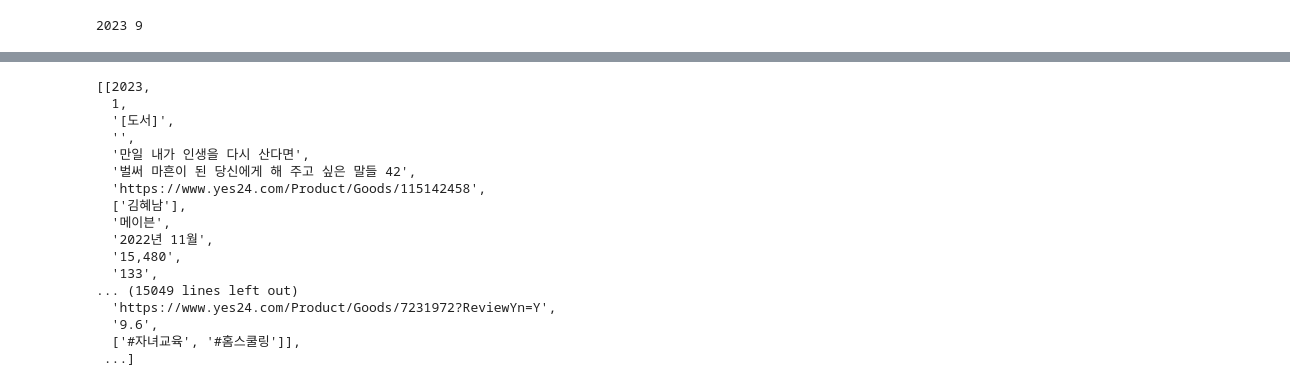
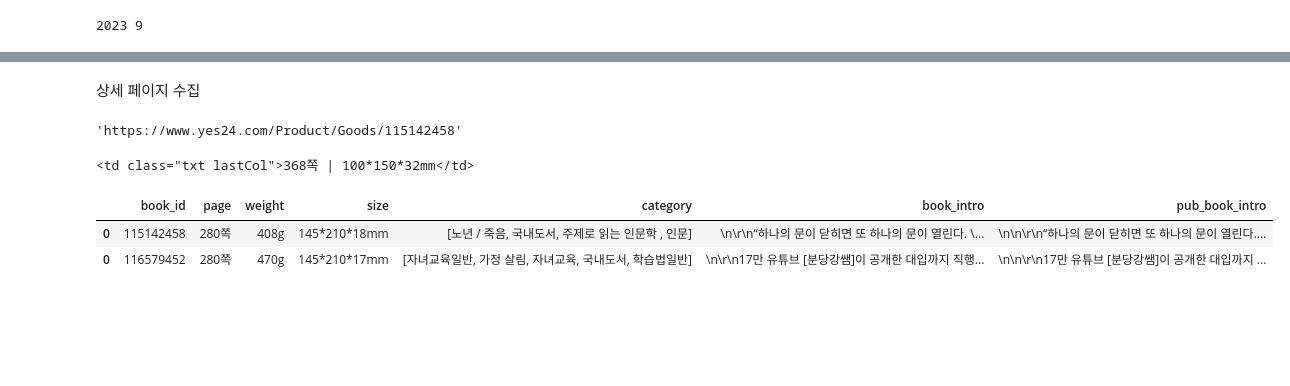
Before and after one commit to haram4th/himedia, a Jupyter notebook: yes24월간베스트수집2.ipynb, the cells around one changed output, grey strips where cells are left out. Drawn from its saved outputs; the diff is of its cells as text; code cells hidden in the pictures; blank space fills up the shorter version.

```diff
--- a/yes24월간베스트수집2.ipynb
+++ b/yes24월간베스트수집2.ipynb
@@ -65,23 +113,62 @@ len(result)
+# %%
+urls = data['detail_link']
 # %%
 # 데이터 베이스에 저장하기
 # 파일로 바로 저장하기
-# %%
-result
-# %% [output]
-[[2023,
-  1,
-  '[도서]',
-  '',
-  '만일 내가 인생을 다시 산다면',
-  '벌써 마흔이 된 당신에게 해 주고 싶은 말들 42',
-  'https://www.yes24.com/Product/Goods/115142458',
-  ['김혜남'],
-  '메이븐',
-  '2022년 11월',
-  '15,480',
-  '133',
-... (15049 lines left out)
-  'https://www.yes24.com/Product/Goods/7231972?ReviewYn=Y',
-  '9.6',
-  ['#자녀교육', '#홈스쿨링']],
- ...]
+# %% [markdown]
+상세 페이지 수집
+# %%
+urls[0]
+# %% [output]
+'https://www.yes24.com/Product/Goods/115142458'
+# %%
+detail_result = pd.DataFrame()
+for url2 in urls:
+    r2 = requests.get(url2)
+    soup2 = bs(r2.text, 'lxml')
+    book_id = url2.split("/")[-1]
+    if soup2.select_one("div.infoSetCont_wrap tr:nth-child(2) > td") != None:
+        if "쪽수" in soup2.select_one("div.infoSetCont_wrap tr:nth-child(2) > th").text:
+            if len(soup2.select_one("div.infoSetCont_wrap tr:nth-child(2) > td").text.split("|")) == 3:
+                page, weight, size = soup2.select_one("div.infoSetCont_wrap tr:nth-child(2) > td").text.split("|")
+            elif len(soup2.select_one("div.infoSetCont_wrap tr:nth-child(2) > td").text.split("|")) == 2 and \
+                   soup2.select_one("div.infoSetCont_wrap tr:nth-child(2) > td").text.split("|")[1][-2:] == "mm":
+                page, size = soup2.select_one("div.infoSetCont_wrap tr:nth-child(2) > td").text.split("|")
+                weight = 0
+        elif "쪽수" in soup2.select_one("div.infoSetCont_wrap tr:nth-child(3) > th").text:
+            if len(soup2.select_one("div.infoSetCont_wrap tr:nth-child(3) > td").text.split("|")) == 3:
+                page, weight, size = soup2.select_one("div.infoSetCont_wrap tr:nth-child(3) > td").text.split("|")
+            elif len(soup2.select_one("div.infoSetCont_wrap tr:nth-child(3) > td").text.split("|")) == 2 and \
+               soup2.select_one("div.infoSetCont_wrap tr:nth-child(3) > td").text.split("|")[1][-2:] == "mm":
+                page, size = soup2.select_one("div.infoSetCont_wrap tr:nth-child(3) > td").text.split("|")
+                weight = 0
+        elif "쪽수" in soup2.select_one("div.infoSetCont_wrap tr:nth-child(4) > th").text:
+            if len(soup2.select_one("div.infoSetCont_wrap tr:nth-child(4) > td").text.split("|")) == 3:
+                page, weight, size = soup2.select_one("div.infoSetCont_wrap tr:nth-child(4) > td").text.split("|")
+            elif len(soup2.select_one("div.infoSetCont_wrap tr:nth-child(4) > td").text.split("|")) == 2 and \
+                   soup2.select_one("div.infoSetCont_wrap tr:nth-child(4) > td").text.split("|")[1][-2:] == "mm":
+                    page, size = soup2.select_one("div.infoSetCont_wrap tr:nth-child(4) > td").text.split("|")
+                    weight = 0
+    else:
+        page = 0
+        weight = 0
+        size = ""
+    category = list({i. text for i in soup2.select("div.infoSetCont_wrap > dl:nth-child(1) > dd > ul a") if soup2.select("div.infoSetCont_wrap > dl:nth-child(1) > dd > ul a") != None})
+    book_intro = soup2.select_one(".infoWrap_txtInner").get_text() if soup2.select_one(".infoWrap_txtInner") != None else ""
+    pub_book_intro = soup2.select_one(".infoWrap_txt").get_text() if soup2.select_one(".infoWrap_txt") != None else ""
+
+    result_detail = [book_id, page, weight, size, category, book_intro, pub_book_intro]
+    colname = ['book_id', 'page', 'weight', 'size', 'category', 'book_intro', 'pub_book_intro']
+    temp = pd.DataFrame([result_detail], columns = colname)
+    detail_result = pd.concat([detail_result, temp])
+    detail_result.to_csv("./data/yes24_2023_01best_detail.csv", index=False)
+# %%
+soup2.select_one("div.infoSetCont_wrap tr:nth-child(3) > td")
+# %% [output]
+<td class="txt lastCol">368쪽 | 100*150*32mm</td>
+# %%
+detail_result.head(2)
+# %% [output]
+|  | book_id | page | weight | size | category | book_intro | pub_book_intro |
+| 0 | 115142458 | 280쪽 | 408g | 145*210*18mm | [노년 / 죽음, 국내도서, 주제로 읽는 인문학 , 인문] | \n\r\n“하나의 문이 닫히면 또 하나의 문이 열린다. \... | \n\n\r\n“하나의 문이 닫히면 또 하나의 문이 열린다.... |
+| 0 | 116579452 | 280쪽 | 470g | 145*210*17mm | [자녀교육일반, 가정 살림, 자녀교육, 국내도서, 학습법일반] | \n\r\n17만 유튜브 [분당강쌤]이 공개한 대입까지 직행... | \n\n\r\n17만 유튜브 [분당강쌤]이 공개한 대입까지 ... |
```
Also changed, not shown: parts of 25 cells of this notebook.
